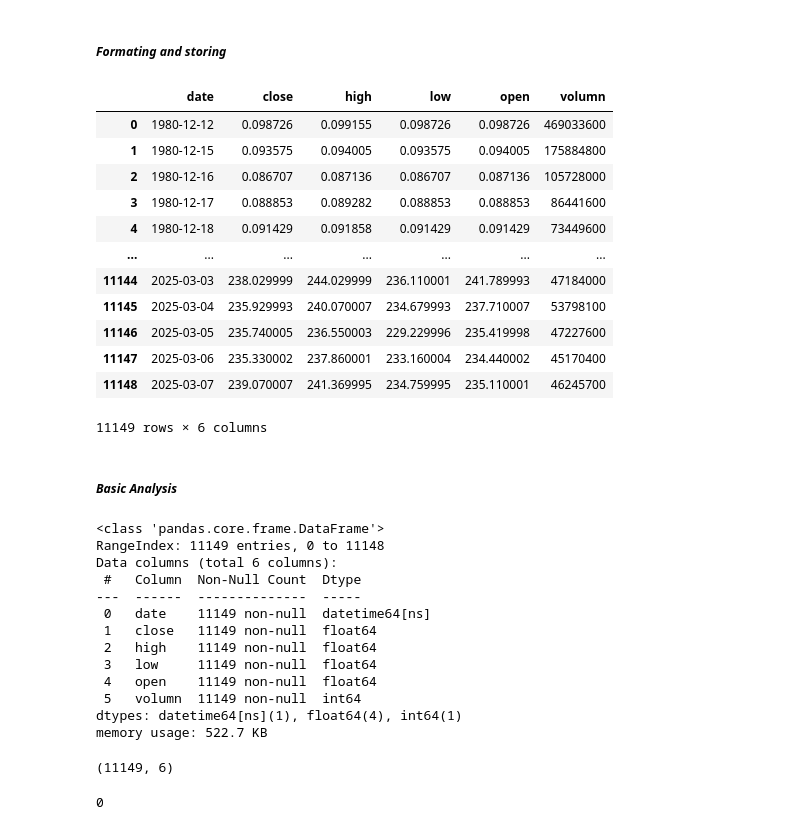
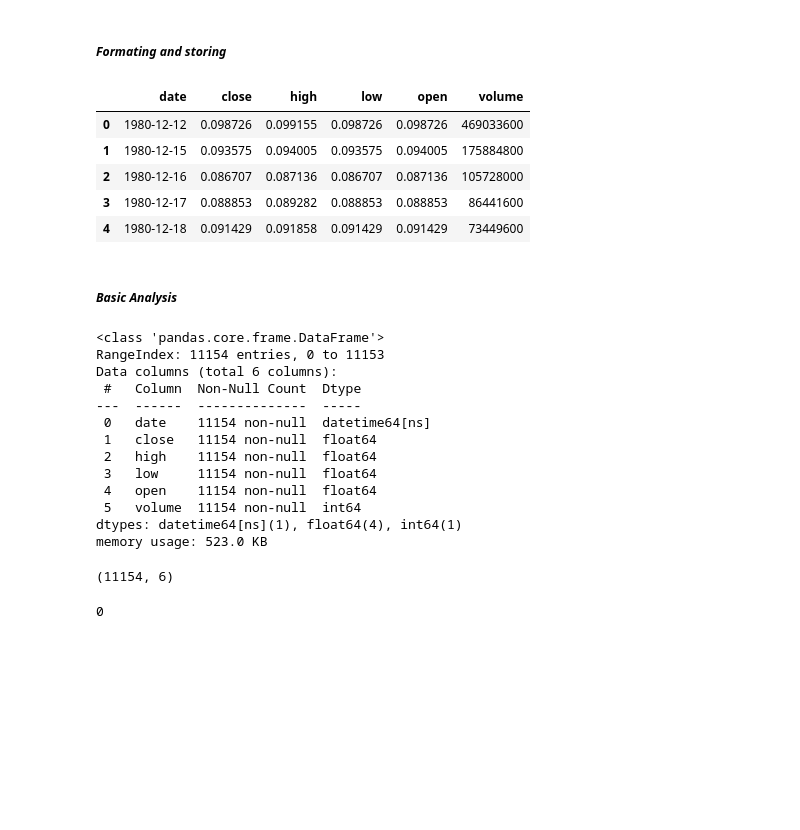
Before and after one commit to SmdZubair0/Stock-Price-Prediction, a Jupyter notebook: Data_Collection.ipynb, the cells around one changed output. Drawn from its saved outputs; the diff is of its cells as text; code cells hidden in the pictures; blank space fills up the shorter version.

```diff
--- a/Data_Collection.ipynb
+++ b/Data_Collection.ipynb
@@ -42,24 +35,17 @@ data = data.reset_index()
 df = data.droplevel(level=0,axis=1)
 # %%
 # Assigning column names for further use
-cols = ['date','close','high','low','open','volumn']
+cols = ['date','close','high','low','open','volume']
 df.columns = cols
 # %%
-df
+df.head()
 # %% [output]
-|  | date | close | high | low | open | volumn |
+|  | date | close | high | low | open | volume |
 | 0 | 1980-12-12 | 0.098726 | 0.099155 | 0.098726 | 0.098726 | 469033600 |
 | 1 | 1980-12-15 | 0.093575 | 0.094005 | 0.093575 | 0.094005 | 175884800 |
 | 2 | 1980-12-16 | 0.086707 | 0.087136 | 0.086707 | 0.087136 | 105728000 |
 | 3 | 1980-12-17 | 0.088853 | 0.089282 | 0.088853 | 0.088853 | 86441600 |
 | 4 | 1980-12-18 | 0.091429 | 0.091858 | 0.091429 | 0.091429 | 73449600 |
-| ... | ... | ... | ... | ... | ... | ... |
-| 11144 | 2025-03-03 | 238.029999 | 244.029999 | 236.110001 | 241.789993 | 47184000 |
-| 11145 | 2025-03-04 | 235.929993 | 240.070007 | 234.679993 | 237.710007 | 53798100 |
-| 11146 | 2025-03-05 | 235.740005 | 236.550003 | 229.229996 | 235.419998 | 47227600 |
-| 11147 | 2025-03-06 | 235.330002 | 237.860001 | 233.160004 | 234.440002 | 45170400 |
-| 11148 | 2025-03-07 | 239.070007 | 241.369995 | 234.759995 | 235.110001 | 46245700 |
-11149 rows × 6 columns
 # %%
 # Saving to a CSV file
 df.to_csv("Stocks1.csv", index = False)
@@ -70,23 +56,23 @@ df.to_csv("Stocks1.csv", index = False)
 df.info()
 # %% [output]
 <class 'pandas.core.frame.DataFrame'>
-RangeIndex: 11149 entries, 0 to 11148
+RangeIndex: 11154 entries, 0 to 11153
 Data columns (total 6 columns):
  #   Column  Non-Null Count  Dtype
 ---  ------  --------------  -----
- 0   date    11149 non-null  datetime64[ns]
- 1   close   11149 non-null  float64
- 2   high    11149 non-null  float64
- 3   low     11149 non-null  float64
- 4   open    11149 non-null  float64
- 5   volumn  11149 non-null  int64
+ 0   date    11154 non-null  datetime64[ns]
+ 1   close   11154 non-null  float64
+ 2   high    11154 non-null  float64
+ 3   low     11154 non-null  float64
+ 4   open    11154 non-null  float64
+ 5   volume  11154 non-null  int64
 dtypes: datetime64[ns](1), float64(4), int64(1)
-memory usage: 522.7 KB
+memory usage: 523.0 KB
 # %%
 # Shape of dataset
 df.shape
 # %% [output]
-(11149, 6)
+(11154, 6)
 # %%
 # Check for duplicates
 df.duplicated().sum()
```
Also changed, not shown: parts of 7 cells of this notebook, 8 other files.
